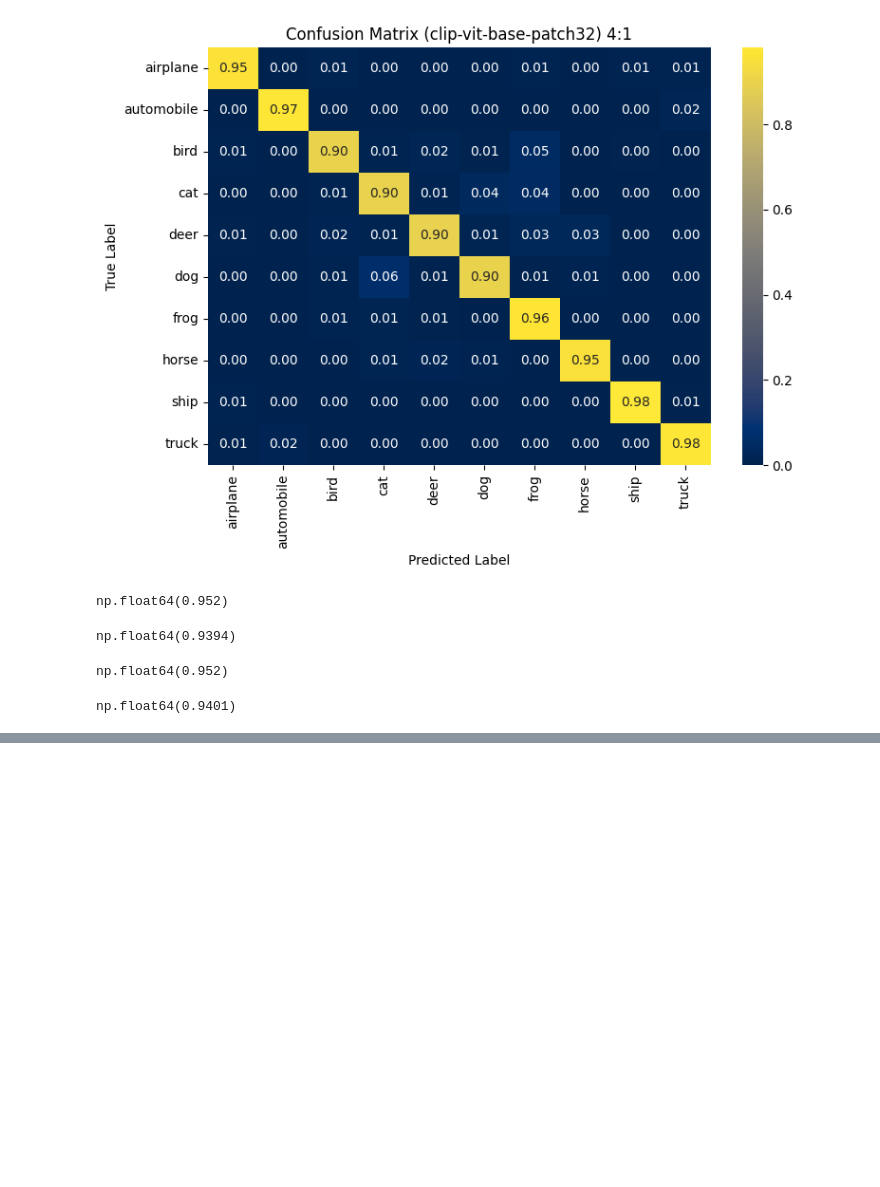
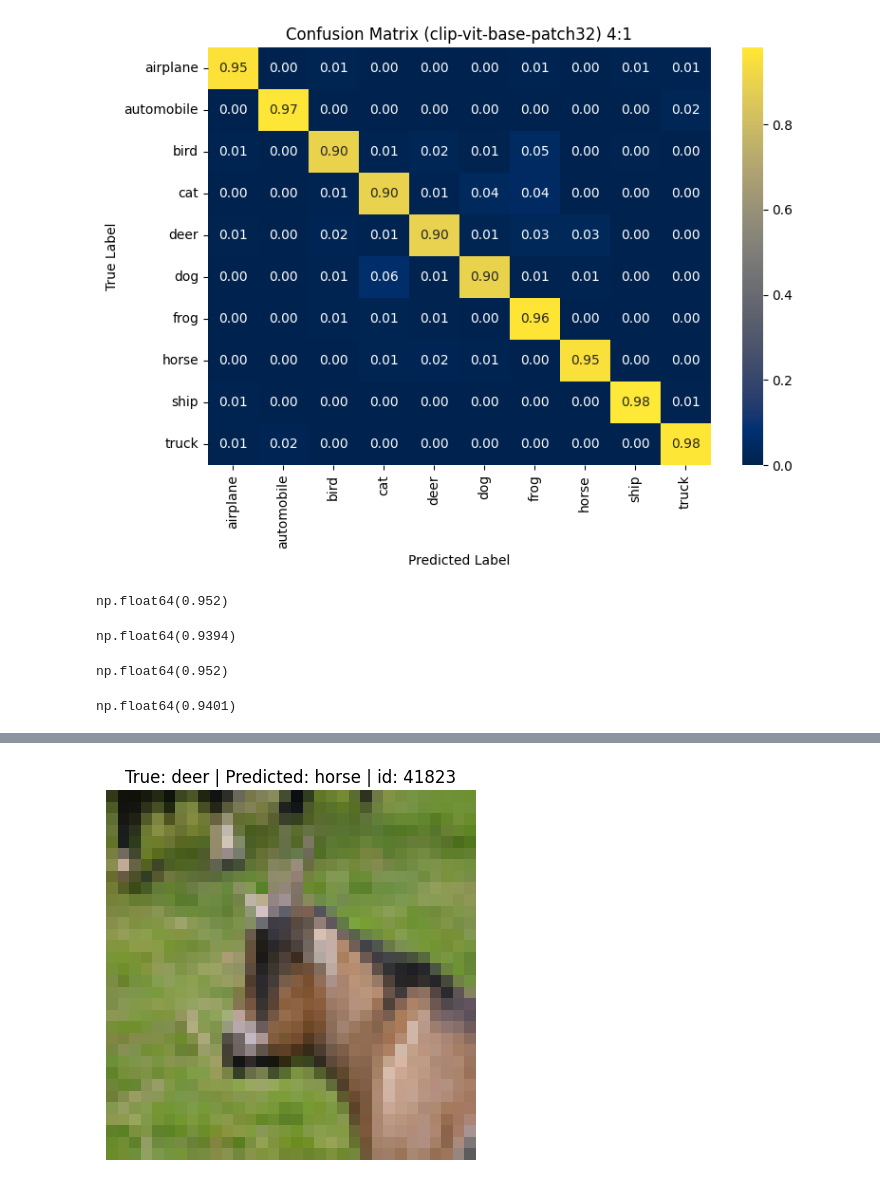
Before and after one commit to IvanLiou/M4, a Jupyter notebook: M4.ipynb, the cells around one changed output, grey strips where cells are left out. Drawn from its saved outputs; the diff is of its cells as text; code cells hidden in the pictures; blank space fills up the shorter version.

Commit message:
The final loss in the plot updates to 4th decimal place; a new function to generate random misclassified images

```diff
--- a/M4.ipynb
+++ b/M4.ipynb
@@ -575,0 +622,31 @@ loss_history_plot(loss_history_16_final, loss_history_32_final, 3000)
+# %%
+df_test['class'] = None
+
+for idx, label in enumerate(df_test["label"].unique()): #turn string into categories number (from airplane,automobile,...,truck to 0,1,2,...,9)
+    df_test.loc[df_test["label"] == label, "class"] = idx
+# %%
+import random
+def show_misclassified_example(df_test, idx_of_correct_class, idx_of_wrong_class, predicted_label_list):
+        df_the_class = df_test[(df_test['class']==idx_of_correct_class)]
+
+        predicted_label_list_of_class = []
+        for idx in df_test.index[(df_test['class']==idx_of_correct_class)]:
+            predicted_label_list_of_class.append(predicted_label_list[idx])
+
+        df_wrong = df_the_class[np.array(predicted_label_list_of_class)==idx_of_wrong_class]
+
+        example_img_path = ('C:/M4/train/' + df_wrong['id'].astype(str) + '.png').tolist()
+
+        random_idx = random.randrange(len(example_img_path))
+        random_img_path = example_img_path[random_idx]
+
+        img = Image.open(random_img_path)
+        plt.imshow(img)
+        plt.title(f"True: {df_the_class['label'].iloc[0]} | Predicted: horse | id: {df_wrong['id'].iloc[random_idx]}")
+        plt.axis("off")
+        plt.show()
+        print
+# %%
+show_misclassified_example(df_test, 4, 7, predicted_label_list_16_final)
+# %% [output]
+[figure, added]
```
Also changed, not shown: parts of 15 cells of this notebook.
